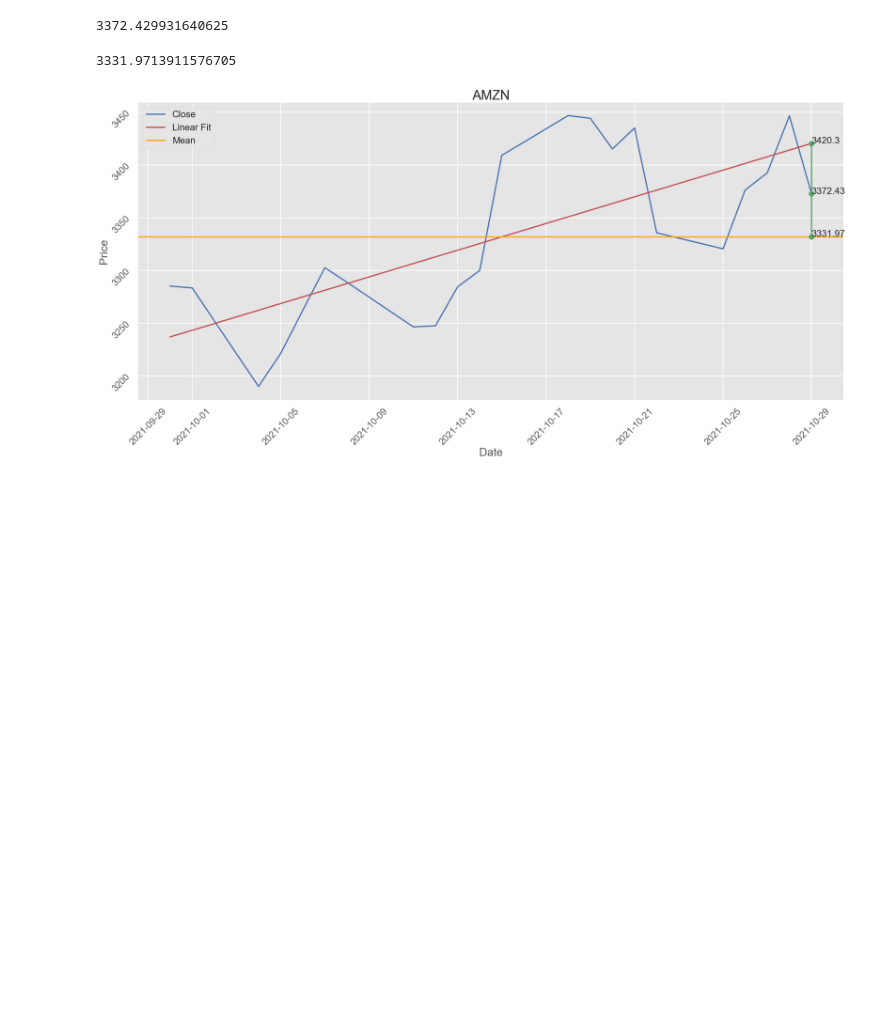
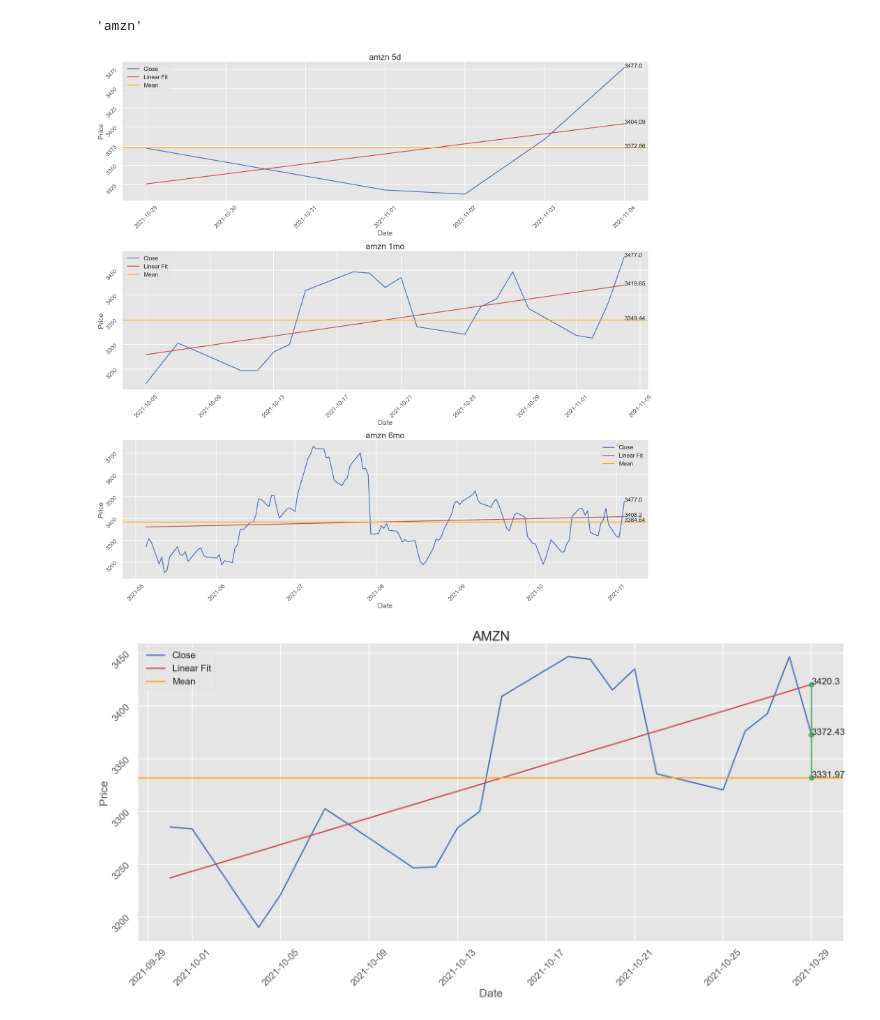
Before and after one commit to seantanken/GalvanizeRepo, a Jupyter notebook: stock_analyzer/yfinance_stock_analysis.ipynb, the cells around one changed output. Saved outputs shown, nothing was run; the diff lists cells and outputs as text; code cells hidden in the pictures; blank space fills up the shorter version.

Commit message:
methods for importing stock information and visualizing it

```diff
--- a/stock_analyzer/yfinance_stock_analysis.ipynb
+++ b/stock_analyzer/yfinance_stock_analysis.ipynb
@@ -21,2 +25,13 @@ def get_stock(period, stock_ticker):
+# %%
+def get_linear_fit(df):
+    df_copy = df.copy()
+    #days from start does not work with 1d since it is by the minute
+    df_copy['days_from_start'] = (df_copy.index - df_copy.index[0]).days
+    x = df_copy.loc[:, 'days_from_start'].T
+    y = df_copy.loc[:, 'Close']
+    polyfit_close = np.polyfit(x, y, 1)
+    function = np.poly1d(polyfit_close)
+    df_copy['linear_fit'] = function(df_copy.loc[:, 'days_from_start'])
+    return df_copy
 # %%
-amzn_df = get_stock(period='1mo', stock_ticker='amzn')
+stock_dic = get_stock('amzn')
@@ -42,11 +38,37 @@ Timestamp('2021-10-29 00:00:00')
-# %%
-amzn_df.loc[:, 'Close'].iloc[-1]
-# %% [output]
-3372.429931640625
-# %%
-amzn_df.loc[:, 'Close'].mean()
-# %% [output]
-3331.9713911576705
+# %%
+for i, key in enumerate(stock_dic.keys()):
+    if i > 0:
+        stock_dic[key] = get_linear_fit(stock_dic[key])
+# %%
+stock_dic['ticker']
+# %% [output]
+'amzn'
+# %%
+plt.rcParams.update({'font.size': 22})
+fig, ax = plt.subplots(3, figsize=(30, 30))
+
+for j, key in enumerate(stock_dic.keys()):
+    if j > 0:
+        i = j - 1
+        ax[i].set_title(f'{stock_dic["ticker"]} {key}')
+        ax[i].plot(stock_dic[key].loc[:, 'Close'], color='b', label='Close')
+        ax[i].plot(stock_dic[key].loc[:, 'linear_fit'], color='r', label='Linear Fit')
+        ax[i].axhline(stock_dic[key].loc[:, 'Close'].mean(), color='orange', label='Mean')
+
+        ax[i].annotate(round(stock_dic[key].loc[:, 'Close'].iloc[-1], 2), (stock_dic[key].index[-1], stock_dic[key].loc[:, 'Close'].iloc[-1]))
+        ax[i].annotate(round(stock_dic[key].loc[:, 'linear_fit'].iloc[-1], 2), (stock_dic[key].index[-1], stock_dic[key].loc[:, 'linear_fit'].iloc[-1]))
+        ax[i].annotate(round(stock_dic[key].loc[:, 'Close'].mean(), 2), (stock_dic[key].index[-1], stock_dic[key].loc[:, 'Close'].mean()))
+
+        ax[i].legend()
+
+        ax[i].set_xlabel('Date')
+        ax[i].set_ylabel('Price')
+        ax[i].tick_params(labelrotation=45)
+
+plt.tight_layout()
+plt.show()
+# %% [output]
+[figure, added]
 # %%
 amzn_df['days_from_start'] = (amzn_df.index - amzn_df.index[0]).days
 # %%
```
Also changed, not shown: parts of 6 cells of this notebook.
